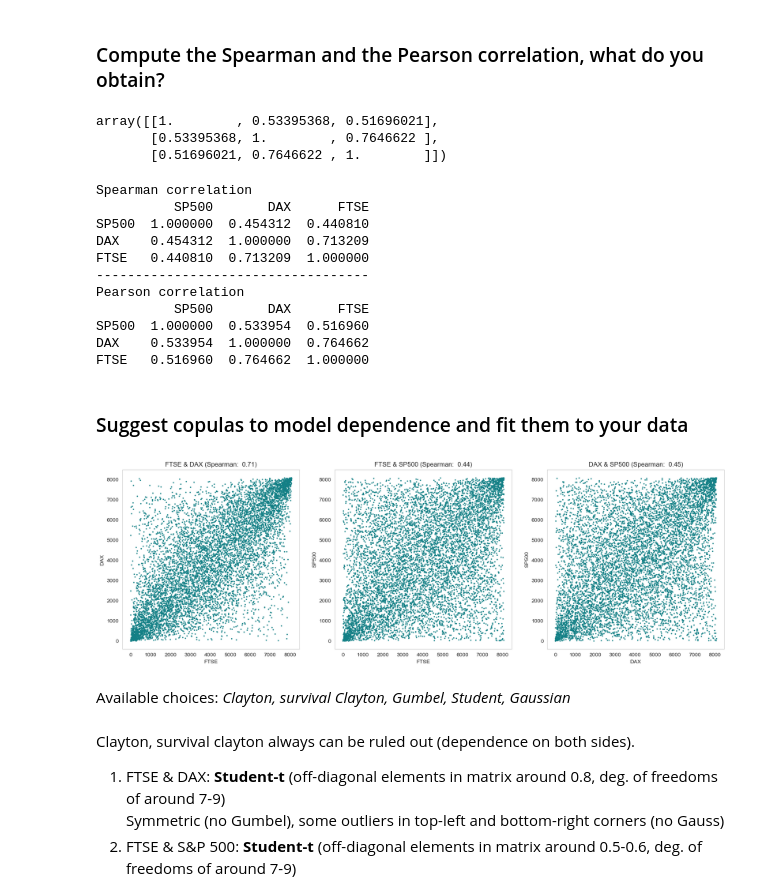
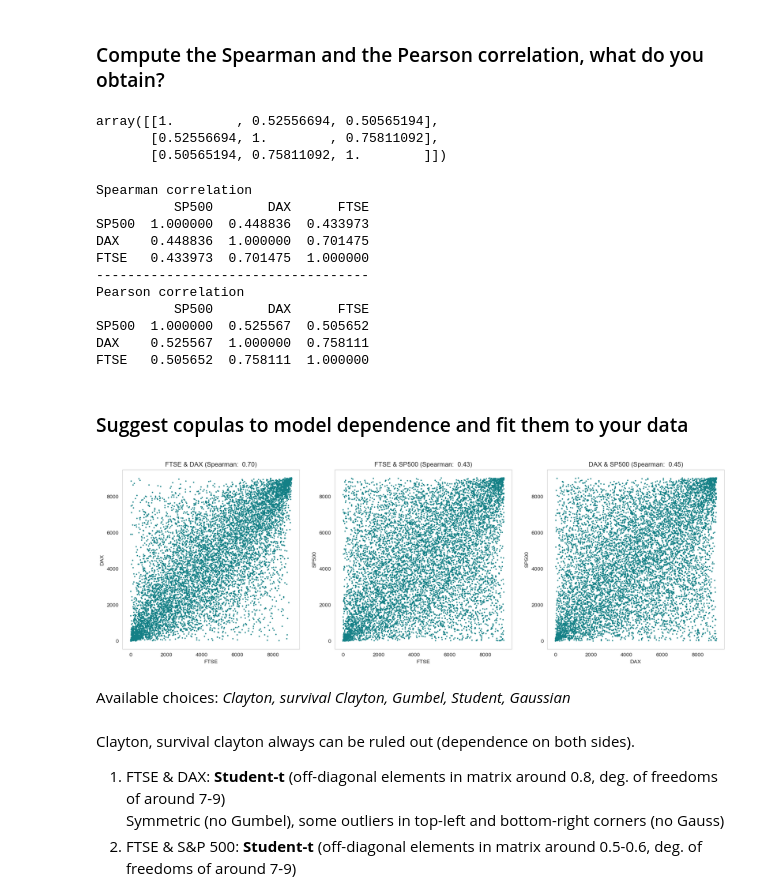
Before and after one commit to oskargirardin/QRM_Project, a Jupyter notebook: final_project_Oskar.ipynb, the cells around one changed output. Saved outputs shown, nothing was run; the diff lists cells and outputs as text; code cells hidden in the pictures.

Commit message:
created images and modified interpolation

```diff
--- a/final_project_Oskar.ipynb
+++ b/final_project_Oskar.ipynb
@@ -381,7 +399,9 @@ dtype: float64
+# %%
+losses_bivariate = losses.dropna()
 # %%
-ftse = losses_sync["FTSE"]
-dax = losses_sync["DAX"]
-sp500 = losses_sync["SP500"]
+ftse = losses_bivariate["FTSE"]
+dax = losses_bivariate["DAX"]
+sp500 = losses_bivariate["SP500"]
 
 
 def plot_rankscatter(series1, series2, ax, title = None):
@@ -394,7 +414,7 @@ def plot_rankscatter(series1, series2, ax, title = None):
     ax.set_ylabel(series2.name)
     ax.set_title(title)
 
-def plot_rankscatters():
+def plot_rankscatters(save = False):
     fig, axs = plt.subplots(ncols=3, figsize = (20, 6))
     for i, (x, y) in enumerate(combinations([ftse, dax, sp500], r = 2)):
         ranks_x = stats.rankdata(x)
@@ -405,6 +425,10 @@ def plot_rankscatters():
         axs[i].set_xlabel(x.name)
         axs[i].set_ylabel(y.name)
         axs[i].set_title(f"{x.name} & {y.name} (Spearman: {cor_spearman.statistic: .2f})")
+
+    if save:
+        plt.savefig("./imgs/Rankscatters")
+
     plt.show()
 # %%
 #plot_rankscatter(ftse, dax)
@@ -433,9 +457,9 @@ def get_correlations(*series_list):
 # %%
 np.corrcoef(np.array([sp500, dax, ftse]))
 # %% [output]
-array([[1.        , 0.53395368, 0.51696021],
-       [0.53395368, 1.        , 0.7646622 ],
-       [0.51696021, 0.7646622 , 1.        ]])
+array([[1.        , 0.52556694, 0.50565194],
+       [0.52556694, 1.        , 0.75811092],
+       [0.50565194, 0.75811092, 1.        ]])
 # %%
 def get_correlations(*series_list):
     names = [x.name for x in list(series_list)]
@@ -455,21 +479,21 @@ df_corrs_spearman, df_corrs_pearson = get_correlations(sp500, dax, ftse)
 # %% [output]
 Spearman correlation
           SP500       DAX      FTSE
-SP500  1.000000  0.454312  0.440810
-DAX    0.454312  1.000000  0.713209
-FTSE   0.440810  0.713209  1.000000
+SP500  1.000000  0.448836  0.433973
+DAX    0.448836  1.000000  0.701475
+FTSE   0.433973  0.701475  1.000000
 -----------------------------------
 Pearson correlation
           SP500       DAX      FTSE
-SP500  1.000000  0.533954  0.516960
-DAX    0.533954  1.000000  0.764662
-FTSE   0.516960  0.764662  1.000000
+SP500  1.000000  0.525567  0.505652
+DAX    0.525567  1.000000  0.758111
+FTSE   0.505652  0.758111  1.000000
 # %% [markdown]
 ### Suggest copulas to model dependence and fit them to your data
 # %%
-plot_rankscatters()
+plot_rankscatters(save=True)
 # %% [output]
-[figure, old version]
+[figure, new version]
 # %% [markdown]
 Available choices: *Clayton, survival Clayton, Gumbel, Student, Gaussian*\
 \
```
Also changed, not shown: parts of 26 cells of this notebook, 3 other files.
